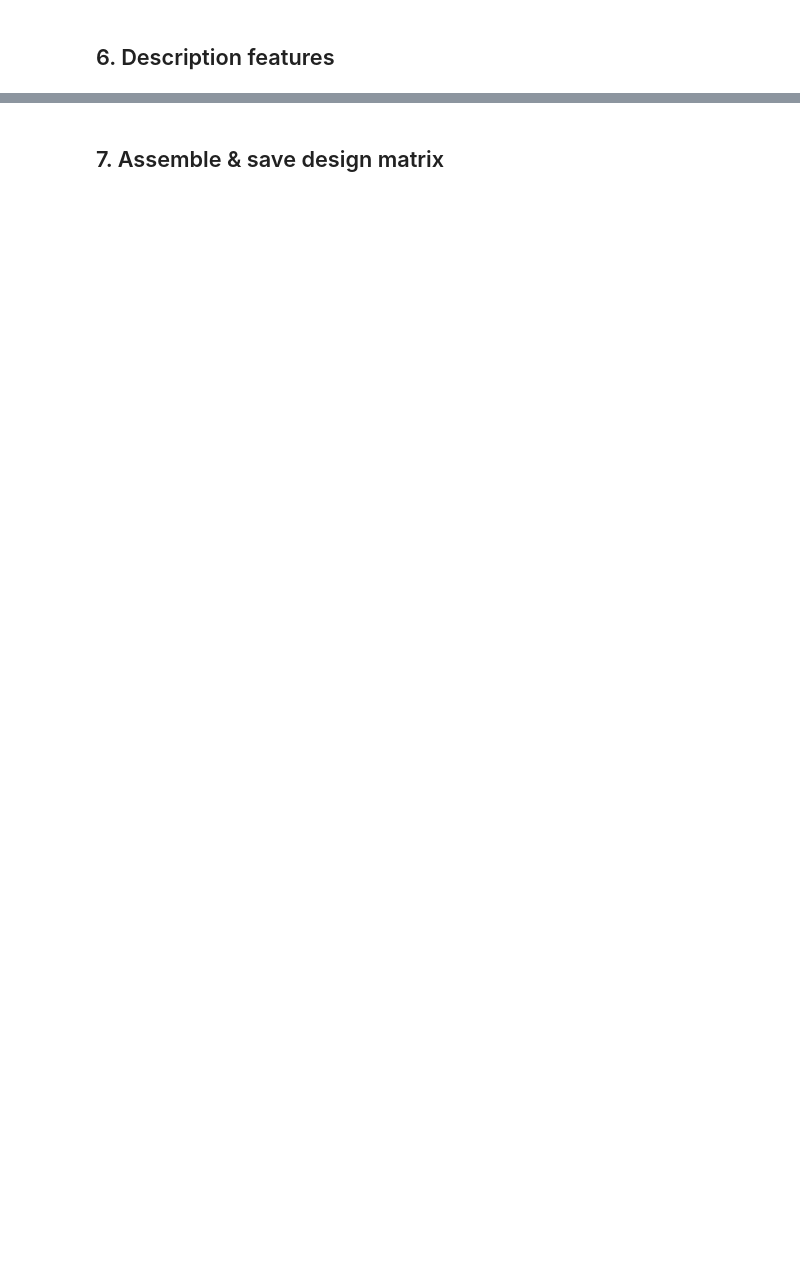
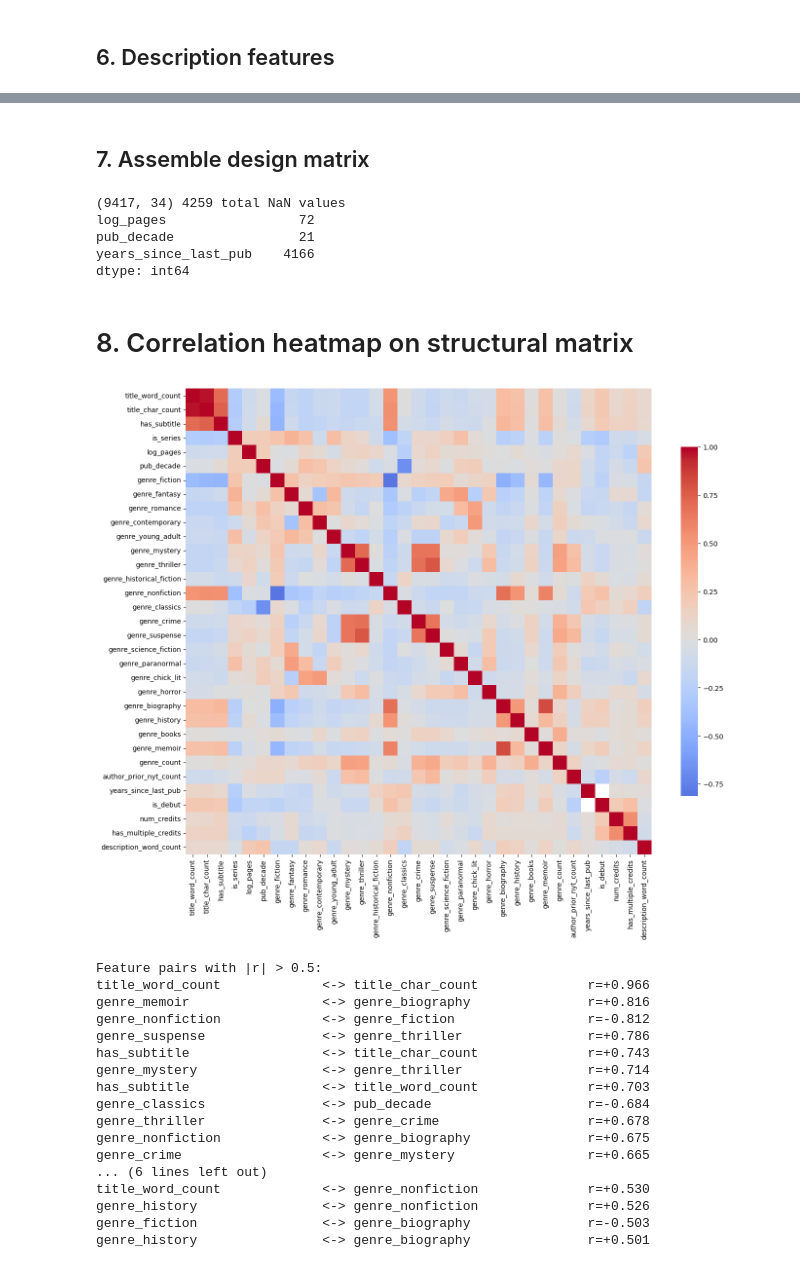
Before and after one commit to Erdos-Projects/summer26-book-commercial-success, a Jupyter notebook: notebooks/02_feature_engineering.ipynb, the cells around one changed output, grey strips where cells are left out. Cells and saved outputs as stored; diff of their text form; code cells hidden in the pictures; blank space fills up the shorter version.

```diff
--- a/notebooks/02_feature_engineering.ipynb
+++ b/notebooks/02_feature_engineering.ipynb
@@ -93,8 +333,63 @@ print(df['description'].isna().mean())
 # %% [markdown]
-## 7. Assemble & save design matrix
+## 7. Assemble design matrix
 # %%
-# TODO: call build_structural_features(df)
-# X = build_structural_features(df)
-# print(X.shape, X.isnull().sum().sum(), 'total NaN values')
-# X.to_parquet(derived_path('features.parquet'))
-# print('Saved features.parquet')
+# Call build_structural_features(df)
+X = build_structural_features(df)
+print(X.shape, X.isnull().sum().sum(), 'total NaN values')
+
+# NaN breakdown, since the total alone hides which columns need attention
+print(X.isna().sum()[X.isna().sum() > 0])
+# %% [output]
+(9417, 34) 4259 total NaN values
+log_pages                 72
+pub_decade                21
+years_since_last_pub    4166
+dtype: int64
+# %% [markdown]
+# 8. Correlation heatmap on structural matrix
+# %%
+# ── Correlation heatmap on the final design matrix ──────────────────────────
+corr = X.drop(columns=['gb_id']).corr(numeric_only=True)
+
+fig, ax = plt.subplots(figsize=(14, 12))
+sns.heatmap(corr, cmap='coolwarm', center=0, ax=ax, square=True,
+            xticklabels=True, yticklabels=True, cbar_kws={'shrink': 0.7})
+plt.tight_layout()
+plt.savefig('../results/feature_corr_heatmap.png', dpi=150, bbox_inches='tight')
+plt.show()
+
+# Flag high-correlation pairs — IMPORTANT: use abs() only to select which
+# pairs are "strong", but always display the actual SIGNED value, not the
+# absolute value, or you'll misreport negative correlations as positive.
+corr_abs = corr.abs()
+pairs_abs = corr_abs.where(~np.eye(len(corr_abs), dtype=bool)).stack()
+high = pairs_abs[pairs_abs > 0.5].sort_values(ascending=False)
+
+seen = set()
+print('Feature pairs with |r| > 0.5:')
+for (a, b), _ in high.items():
+    key = tuple(sorted([a, b]))
+    if key in seen:
+        continue
+    seen.add(key)
+    signed_r = corr.loc[a, b]
+    print(f'{a:28s} <-> {b:28s}  r={signed_r:+.3f}')
+# %% [output]
+[figure, added]
+Feature pairs with |r| > 0.5:
+title_word_count             <-> title_char_count              r=+0.966
+genre_memoir                 <-> genre_biography               r=+0.816
+genre_nonfiction             <-> genre_fiction                 r=-0.812
+genre_suspense               <-> genre_thriller                r=+0.786
+has_subtitle                 <-> title_char_count              r=+0.743
+genre_mystery                <-> genre_thriller                r=+0.714
+has_subtitle                 <-> title_word_count              r=+0.703
+genre_classics               <-> pub_decade                    r=-0.684
+genre_thriller               <-> genre_crime                   r=+0.678
+genre_nonfiction             <-> genre_biography               r=+0.675
+genre_crime                  <-> genre_mystery                 r=+0.665
+... (6 lines left out)
+title_word_count             <-> genre_nonfiction              r=+0.530
+genre_history                <-> genre_nonfiction              r=+0.526
+genre_fiction                <-> genre_biography               r=-0.503
+genre_history                <-> genre_biography               r=+0.501
```
Also changed, not shown: parts of 24 cells of this notebook, 10 other files.
